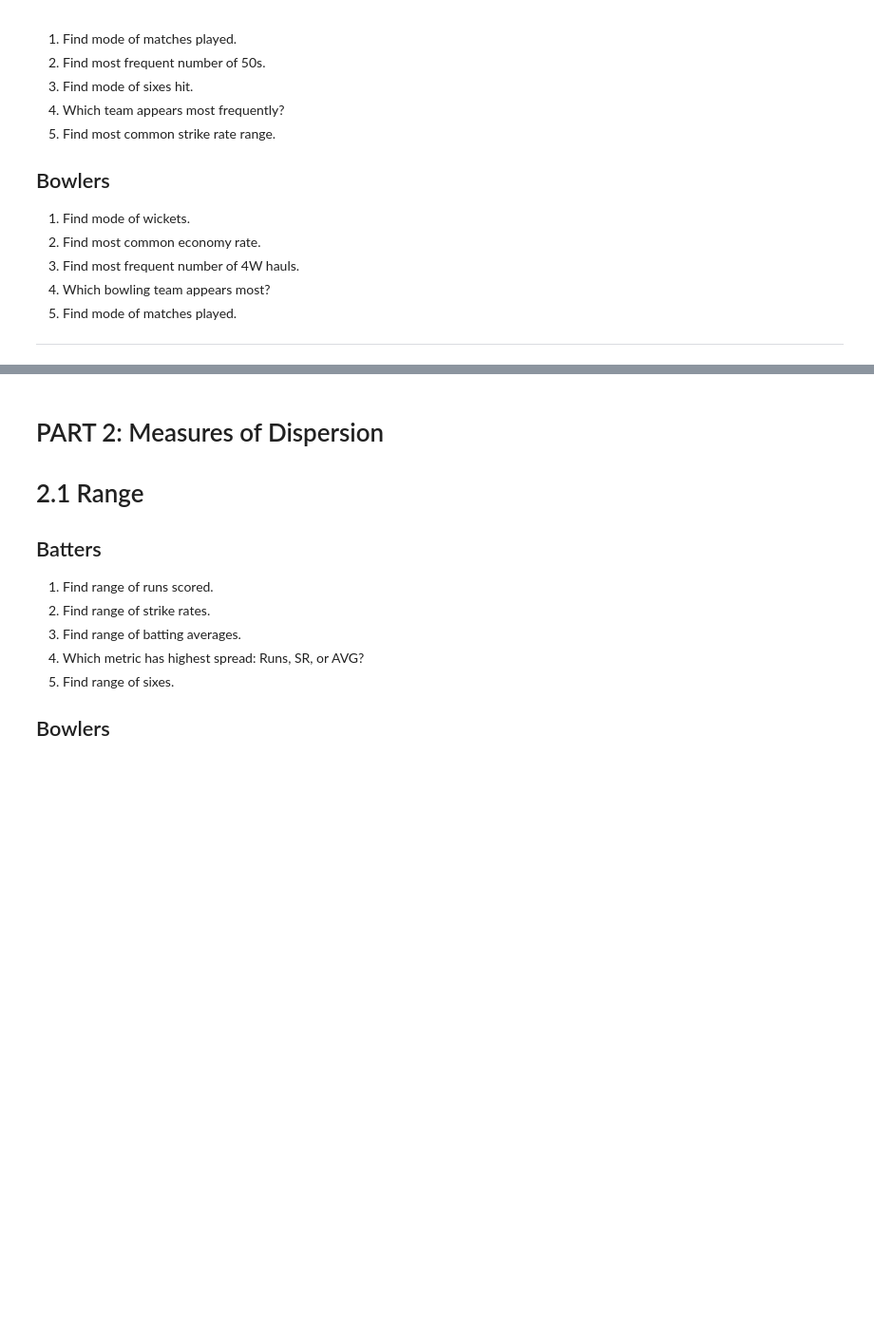
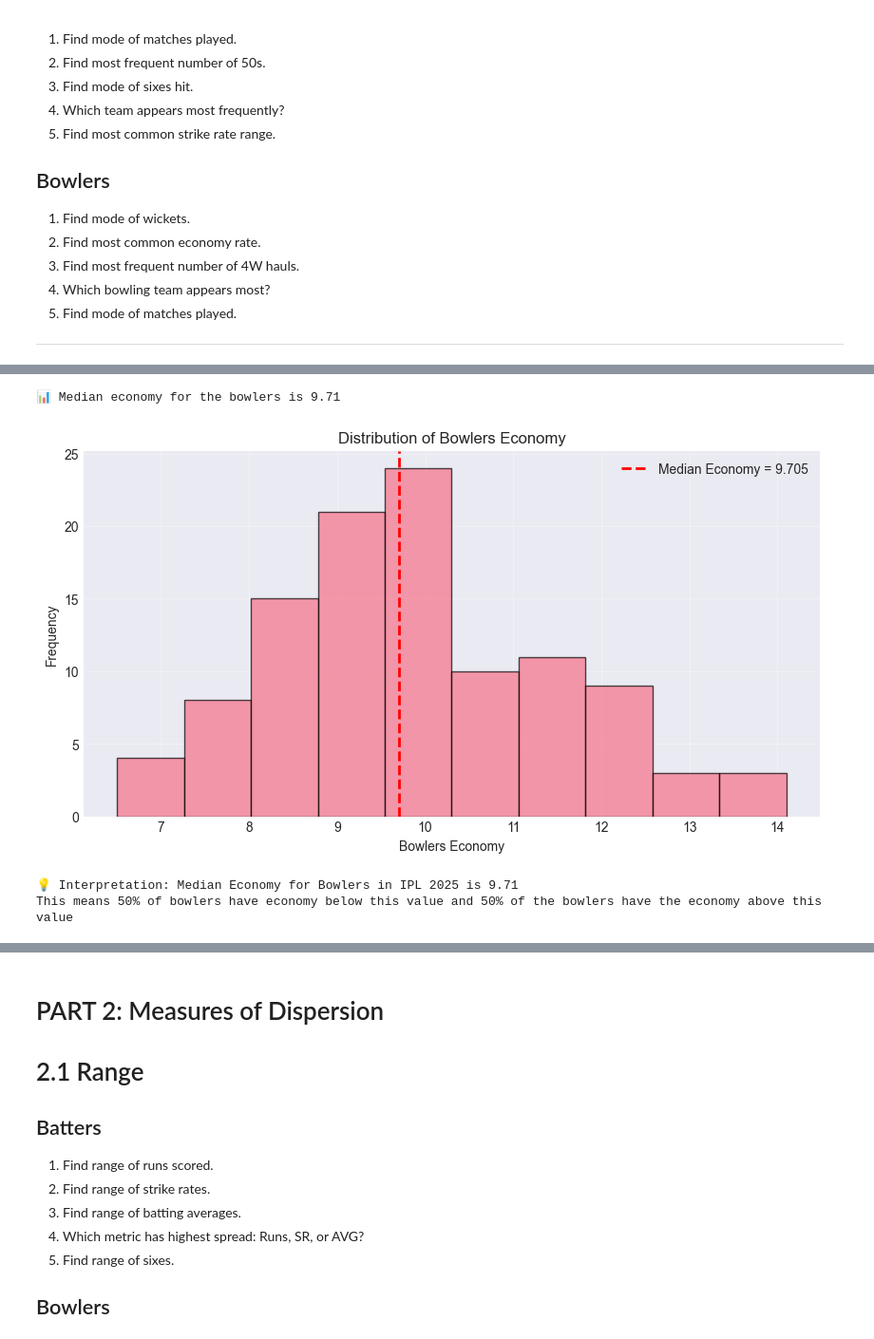
Before and after one commit to shahyash1136/data-analyst-porjects, a Jupyter notebook: IPL_2025_jupyterbook/index.ipynb, the cells around one changed output, grey strips where cells are left out. Shown at 95% size. Saved outputs shown, nothing was run; the diff lists cells and outputs as text; code cells hidden in the pictures; blank space fills up the shorter version.

```diff
--- a/IPL_2025_jupyterbook/index.ipynb
+++ b/IPL_2025_jupyterbook/index.ipynb
@@ -795,4 +656,34 @@ print(
 # %%
 # 2. Find median economy.
+median_eco = df_bowlers["ECO"].median()
+print(f"📊 Median economy for the bowlers is {median_eco:.2f}")
+
+plt.figure(figsize=(10, 5))
+plt.hist(df_bowlers["ECO"], alpha=0.7, bins=10, edgecolor="black")
+plt.axvline(
+    median_eco,
+    linestyle="--",
+    linewidth=2,
+    color="red",
+    label=f"Median Economy = {median_eco}",
+)
+plt.legend()
+plt.xlabel("Bowlers Economy")
+plt.ylabel("Frequency")
+plt.title("Distribution of Bowlers Economy")
+plt.grid(True, alpha=0.3)
+plt.show()
+
+print(
+    f"\n💡 Interpretation: Median Economy for Bowlers in IPL 2025 is {median_eco:.2f}"
+)
+print(
+    "This means 50% of bowlers have economy below this value and 50% of the bowlers have the economy above it."
+)
+# %% [output]
+📊 Median economy for the bowlers is 9.71
+[figure, added]
+💡 Interpretation: Median Economy for Bowlers in IPL 2025 is 9.71
+This means 50% of bowlers have economy below this value and 50% of the bowlers have the economy above this value
 # %%
 # 3. Find median bowling average.
```
Also changed, not shown: parts of 22 cells of this notebook.
